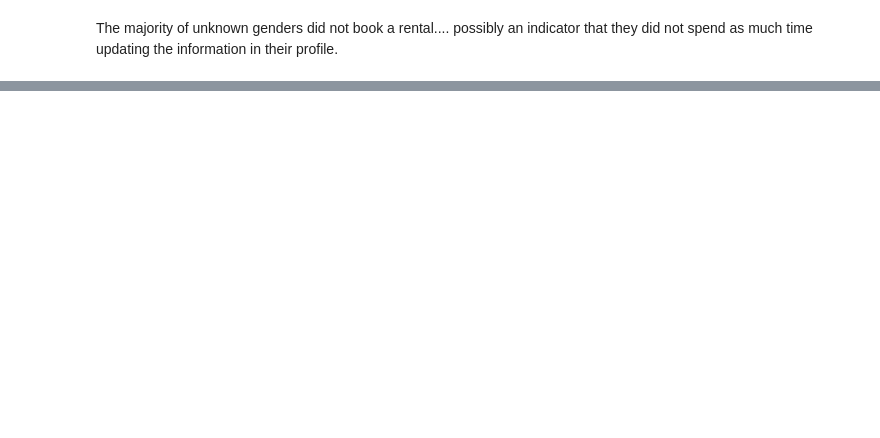
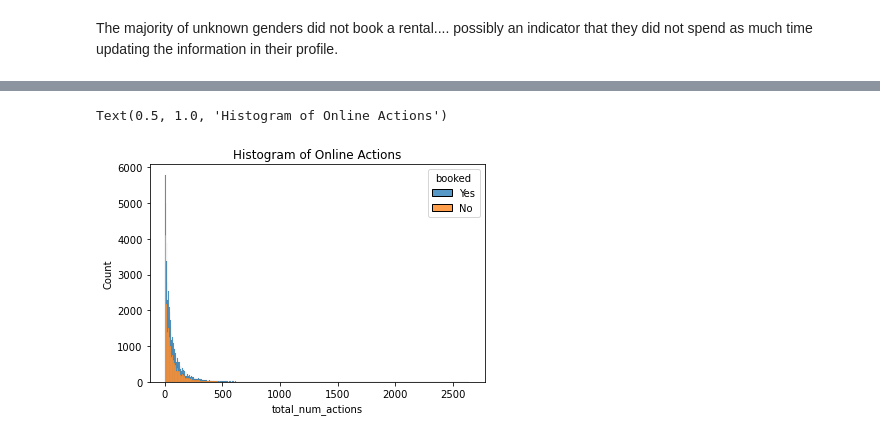
Before and after one commit to acbass49/predicting_bookings, a Jupyter notebook: Airbnb_Bookings_EDA.ipynb, the cells around one changed output, grey strips where cells are left out. Cells and saved outputs as stored; diff of their text form; code cells hidden in the pictures; blank space fills up the shorter version.

```diff
--- a/Airbnb_Bookings_EDA.ipynb
+++ b/Airbnb_Bookings_EDA.ipynb
@@ -508,0 +653,7 @@ The majority of unknown genders did not book a rental.... possibly an indicator
+# %%
+# Histogram of age
+sns.histplot(data=df.toPandas(), x="total_num_actions", hue="booked" ,multiple='stack')
+plt.title('Histogram of Online Actions')
+# %% [output]
+Text(0.5, 1.0, 'Histogram of Online Actions')
+[figure, added]
```
Also changed, not shown: parts of 21 cells of this notebook.
